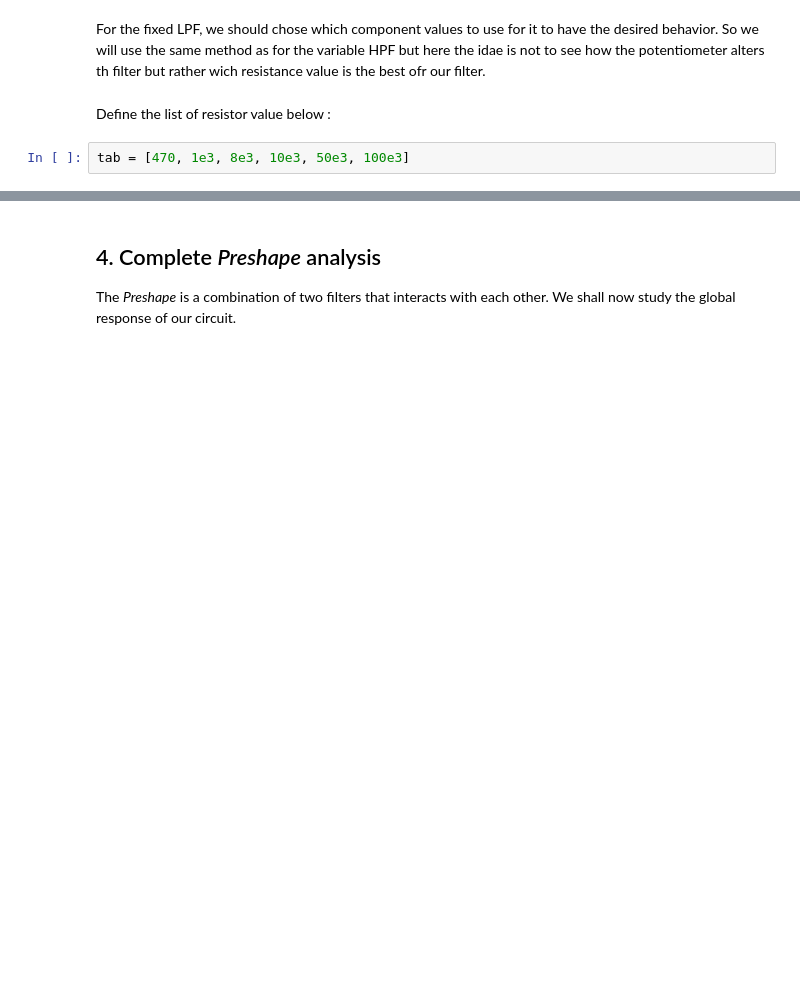
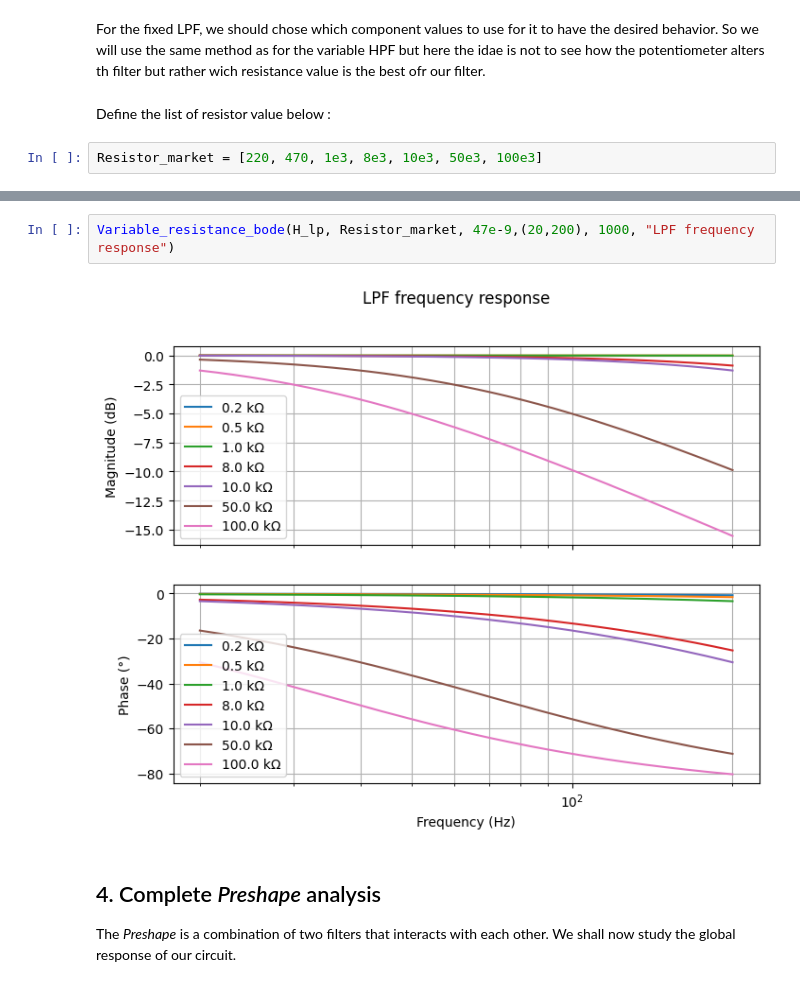
Before and after one commit to TitSo17/custom-fuzz-face, a Jupyter notebook: analysis/notebooks/01_PreShape_filter.ipynb, the cells around one changed output, grey strips where cells are left out. Saved outputs shown, nothing was run; the diff lists cells and outputs as text; blank space fills up the shorter version.

```diff
--- a/analysis/notebooks/01_PreShape_filter.ipynb
+++ b/analysis/notebooks/01_PreShape_filter.ipynb
@@ -185,4 +238,4 @@ For the fixed LPF, we should chose which component values to use for it to have
 # %% [markdown]
 Define the list of resistor value below :
 # %%
-tab = [470, 1e3, 8e3, 10e3, 50e3, 100e3]
+Resistor_market = [220, 470, 1e3, 8e3, 10e3, 50e3, 100e3]
@@ -238,3 +242,7 @@ plt.show()
+# %%
+Variable_resistance_bode(H_lp, Resistor_market, 47e-9,(20,200), 1000, "LPF frequency response")
+# %% [output]
+[figure, added]
 # %% [markdown]
 ## 4. Complete *Preshape* analysis
 The *Preshape* is a combination of two filters that interacts with each other. We shall now study the global response of our circuit.
```
Also changed, not shown: parts of 8 cells of this notebook.
